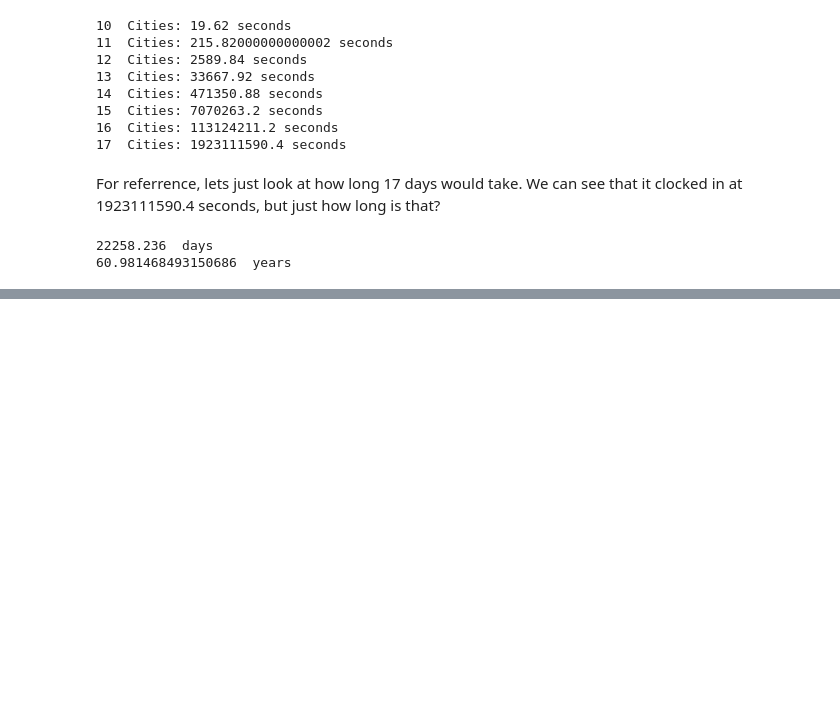
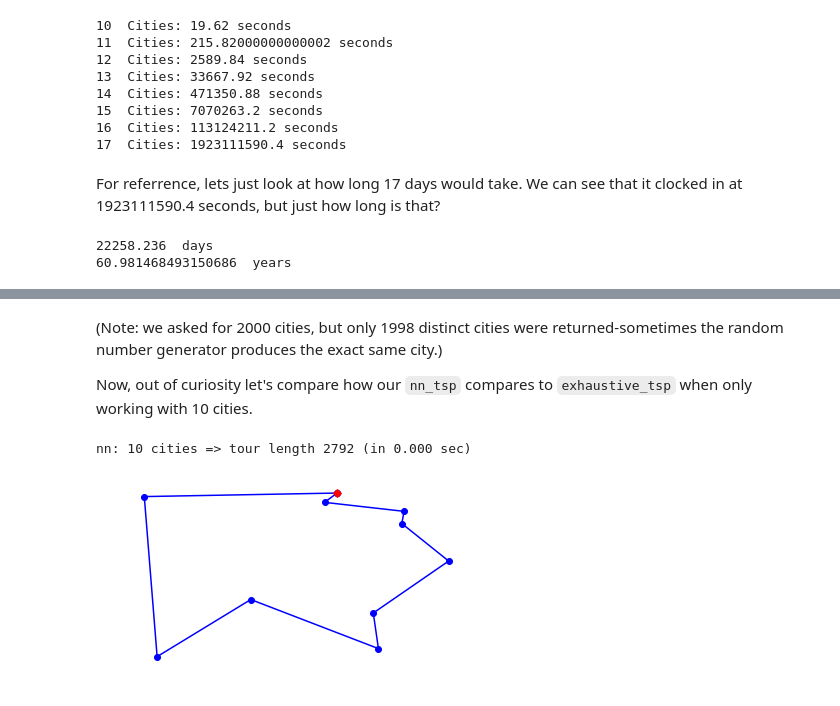
Before and after one commit to NathanielDake/cs-topics, a Jupyter notebook: Classic Problems/Traveling Salesman/Traveling Salesman Problem.ipynb, the cells around one changed output, grey strips where cells are left out. Saved outputs shown, nothing was run; the diff lists cells and outputs as text; code cells hidden in the pictures; blank space fills up the shorter version.

```diff
--- a/Classic Problems/Traveling Salesman/Traveling Salesman Problem.ipynb
+++ b/Classic Problems/Traveling Salesman/Traveling Salesman Problem.ipynb
@@ -228,0 +284,9 @@ Okay, so I think that we can agree that this method is not exactly scalable. The
+# %% [markdown]
+(Note: we asked for 2000 cities, but only 1998 distinct cities were returned-sometimes the random number generator produces the exact same city.)
+
+Now, out of curiosity let's compare how our `nn_tsp` compares to `exhaustive_tsp` when only working with 10 cities.
+# %%
+do(nn_tsp, Cities(10))
+# %% [output]
+nn: 10 cities => tour length 2792 (in 0.000 sec)
+[figure, added]
```
Also changed, not shown: parts of 18 cells of this notebook.
